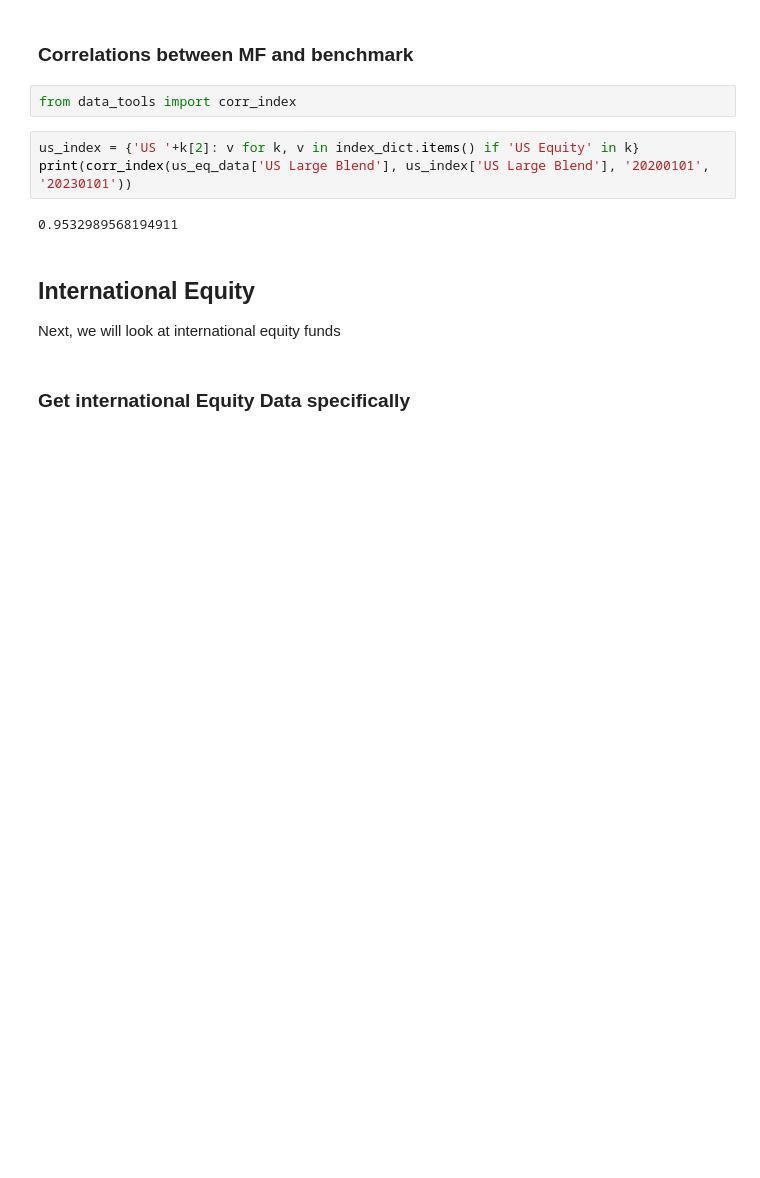
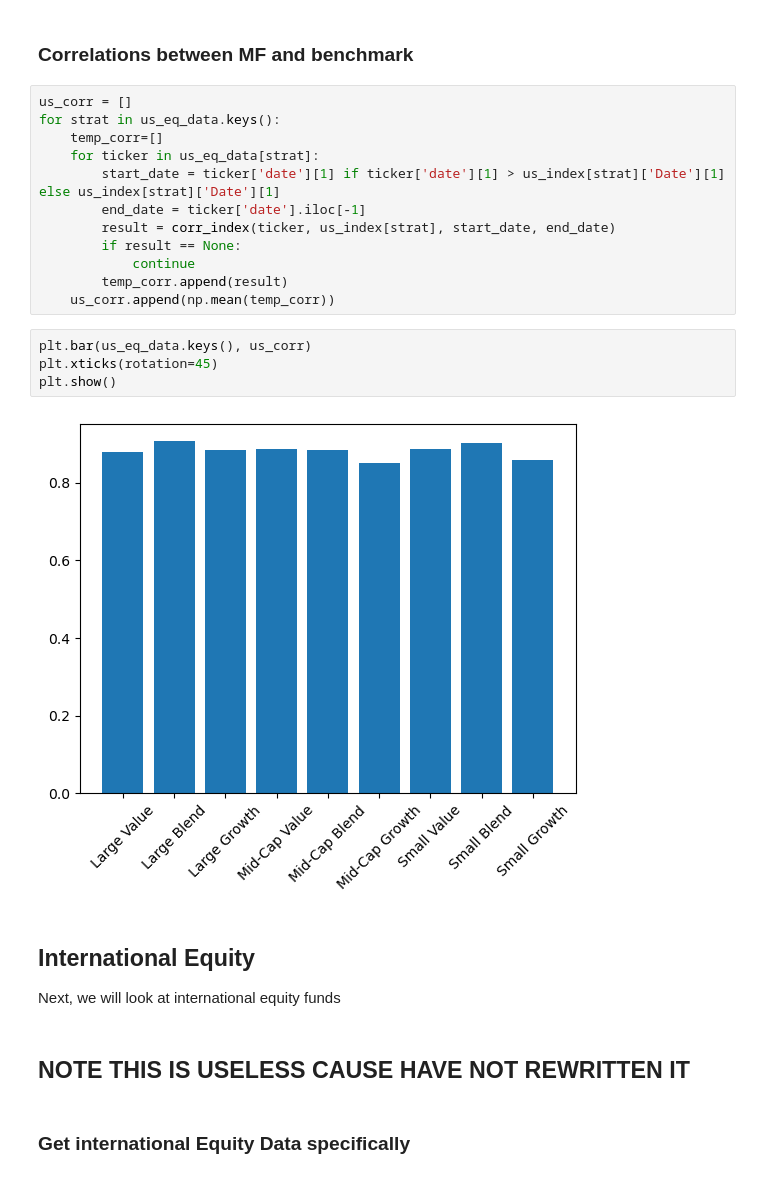
Before and after one commit to earlight/15-4331-final-project, a Jupyter notebook: data_analysis.ipynb, the cells around one changed output. Cells and saved outputs as stored; diff of their text form; blank space fills up the shorter version.

```diff
--- a/data_analysis.ipynb
+++ b/data_analysis.ipynb
@@ -281,15 +303,28 @@ plt.show()
 # %% [markdown]
 ### Correlations between MF and benchmark
-# %%
-from data_tools import corr_index
-# %%
-us_index = {'US '+k[2]: v for k, v in index_dict.items() if 'US Equity' in k}
-print(corr_index(us_eq_data['US Large Blend'], us_index['US Large Blend'], '20200101', '20230101'))
-# %% [output]
-0.9532989568194911
+# %%
+us_corr = []
+for strat in us_eq_data.keys():
+    temp_corr=[]
+    for ticker in us_eq_data[strat]:
+        start_date = ticker['date'][1] if ticker['date'][1] > us_index[strat]['Date'][1] else us_index[strat]['Date'][1]
+        end_date = ticker['date'].iloc[-1]
+        result = corr_index(ticker, us_index[strat], start_date, end_date)
+        if result == None:
+            continue
+        temp_corr.append(result)
+    us_corr.append(np.mean(temp_corr))
+# %%
+plt.bar(us_eq_data.keys(), us_corr)
+plt.xticks(rotation=45)
+plt.show()
+# %% [output]
+[figure, added]
 # %% [markdown]
 ## International Equity
 Next, we will look at international equity funds
+# %% [markdown]
+## NOTE THIS IS USELESS CAUSE HAVE NOT REWRITTEN IT
 # %% [markdown]
 ### Get international Equity Data specifically
 # %%
```
Also changed, not shown: parts of 5 cells of this notebook.
